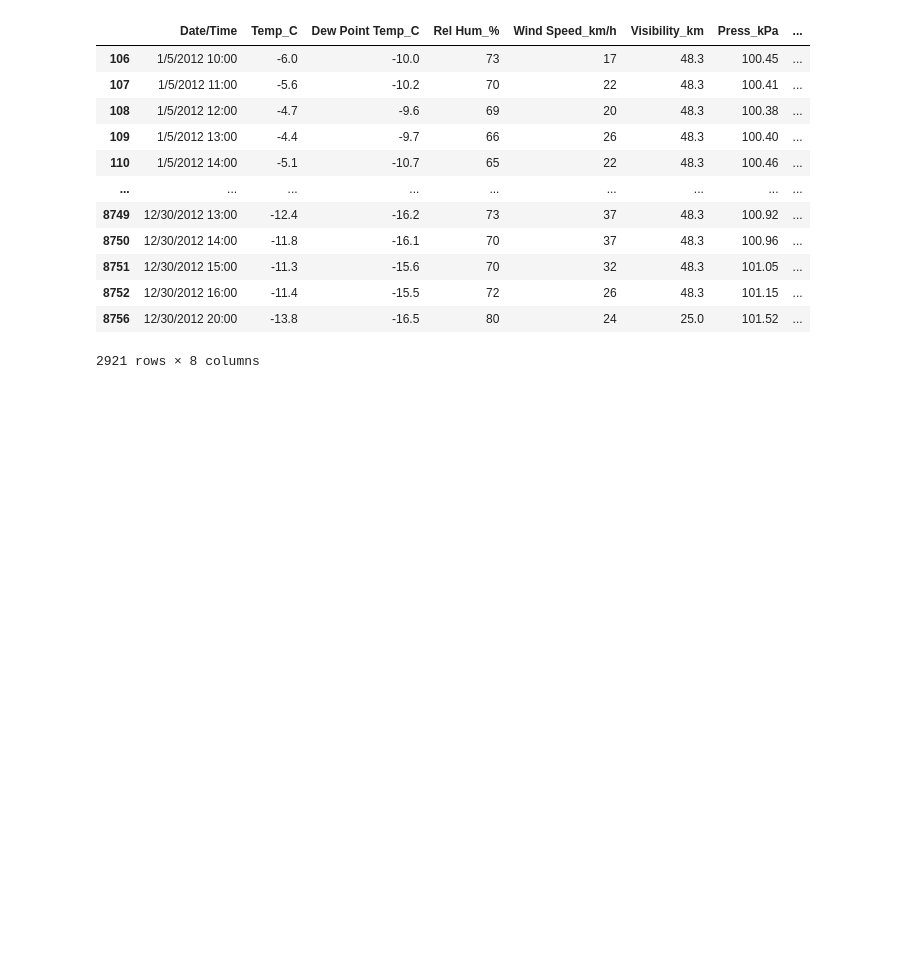
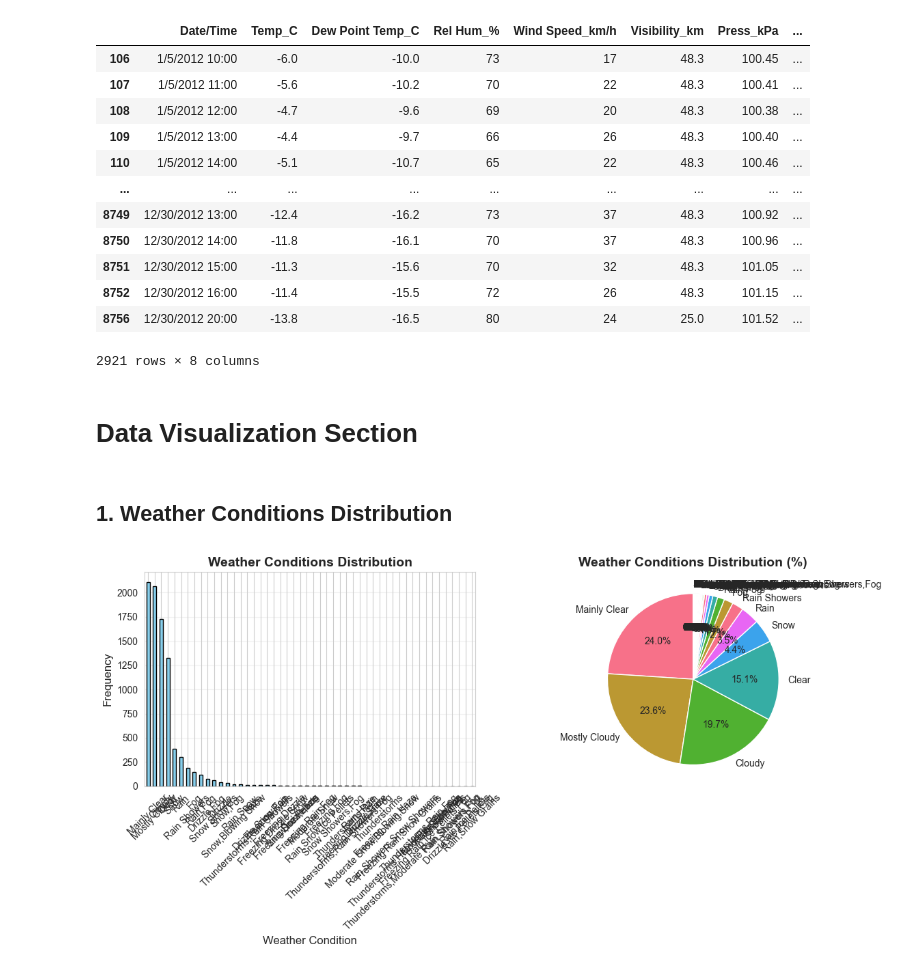
Before and after one commit to Jhonelkour/Project1, a Jupyter notebook: Project1.ipynb, the cells around one changed output. Drawn from its saved outputs; the diff is of its cells as text; code cells hidden in the pictures; blank space fills up the shorter version.

Commit message:
Add data visualizations and update documentation

```diff
--- a/Project1.ipynb
+++ b/Project1.ipynb
@@ -1,5 +1,14 @@
 # %%
 import pandas as pd
+import matplotlib.pyplot as plt
+import seaborn as sns
+import numpy as np
+import warnings
+warnings.filterwarnings('ignore')
+plt.style.use('default')
+sns.set_style("whitegrid")
+sns.set_palette("husl")
+%matplotlib inline
 # %%
 df = pd.read_csv("Project_ 1_Weather Dataset.csv")
 # %%
@@ -520,3 +529,29 @@ df[(df["Weather_Condition"] == 'Clear') & (df['Rel Hum_%'] > 50)|(df['Visibility
 | 8752 | 12/30/2012 16:00 | -11.4 | -15.5 | 72 | 26 | 48.3 | 101.15 | ... |
 | 8756 | 12/30/2012 20:00 | -13.8 | -16.5 | 80 | 24 | 25.0 | 101.52 | ... |
 2921 rows × 8 columns
+# %% [markdown]
+# Data Visualization Section
+# %% [markdown]
+## 1. Weather Conditions Distribution
+# %%
+# Weather Conditions Bar Chart
+plt.figure(figsize=(12, 6))
+weather_counts = df['Weather_Condition'].value_counts()
+
+plt.subplot(1, 2, 1)
+weather_counts.plot(kind='bar', color='skyblue', edgecolor='black')
+plt.title('Weather Conditions Distribution', fontsize=14, fontweight='bold')
+plt.xlabel('Weather Condition', fontsize=12)
+plt.ylabel('Frequency', fontsize=12)
+plt.xticks(rotation=45)
+plt.grid(axis='y', alpha=0.3)
+
+# Pie chart for weather conditions
+plt.subplot(1, 2, 2)
+plt.pie(weather_counts.values, labels=weather_counts.index, autopct='%1.1f%%', startangle=90)
+plt.title('Weather Conditions Distribution (%)', fontsize=14, fontweight='bold')
+
+plt.tight_layout()
+plt.show()
+# %% [output]
+[figure, added]
```
Also changed, not shown: parts of 11 cells of this notebook, 1 other file.
